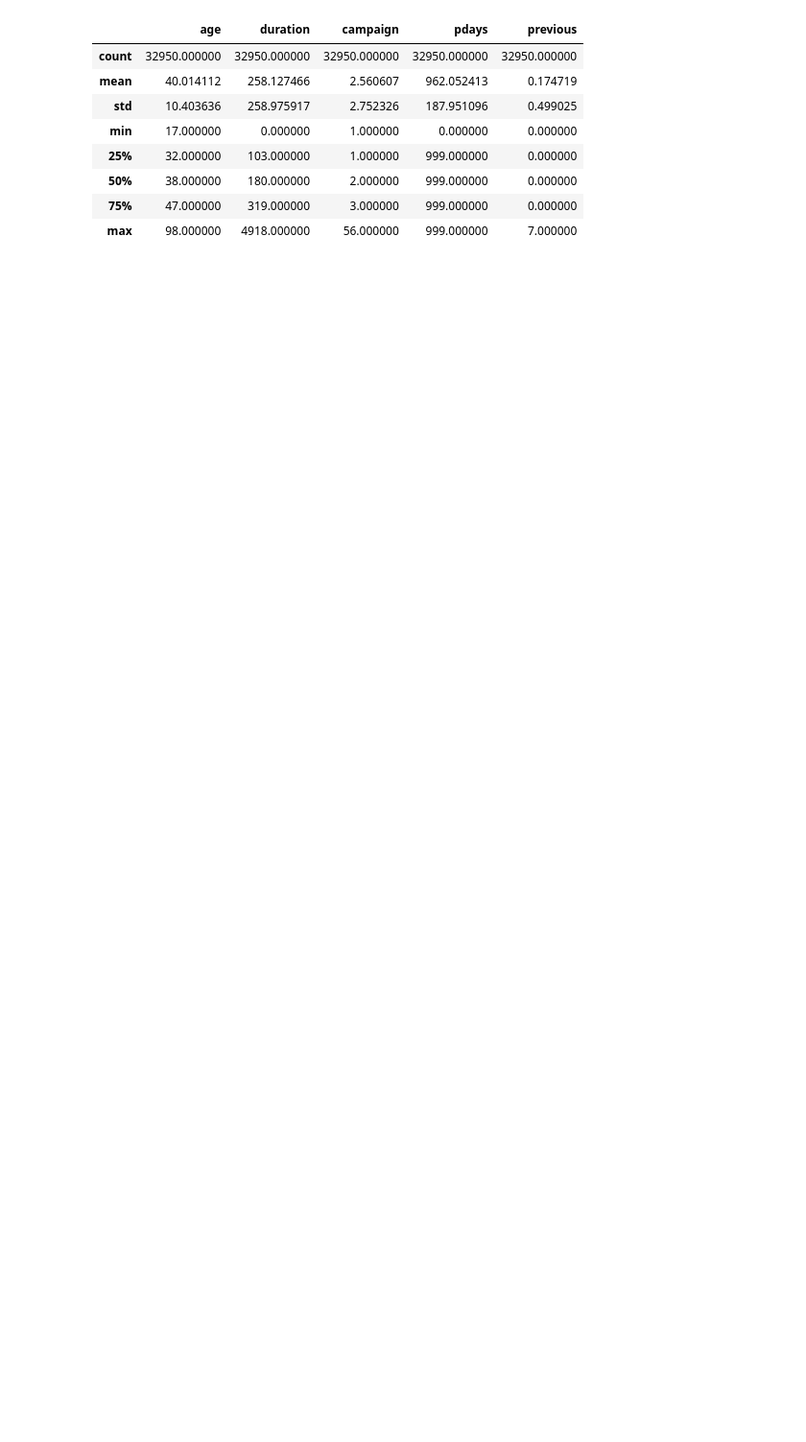
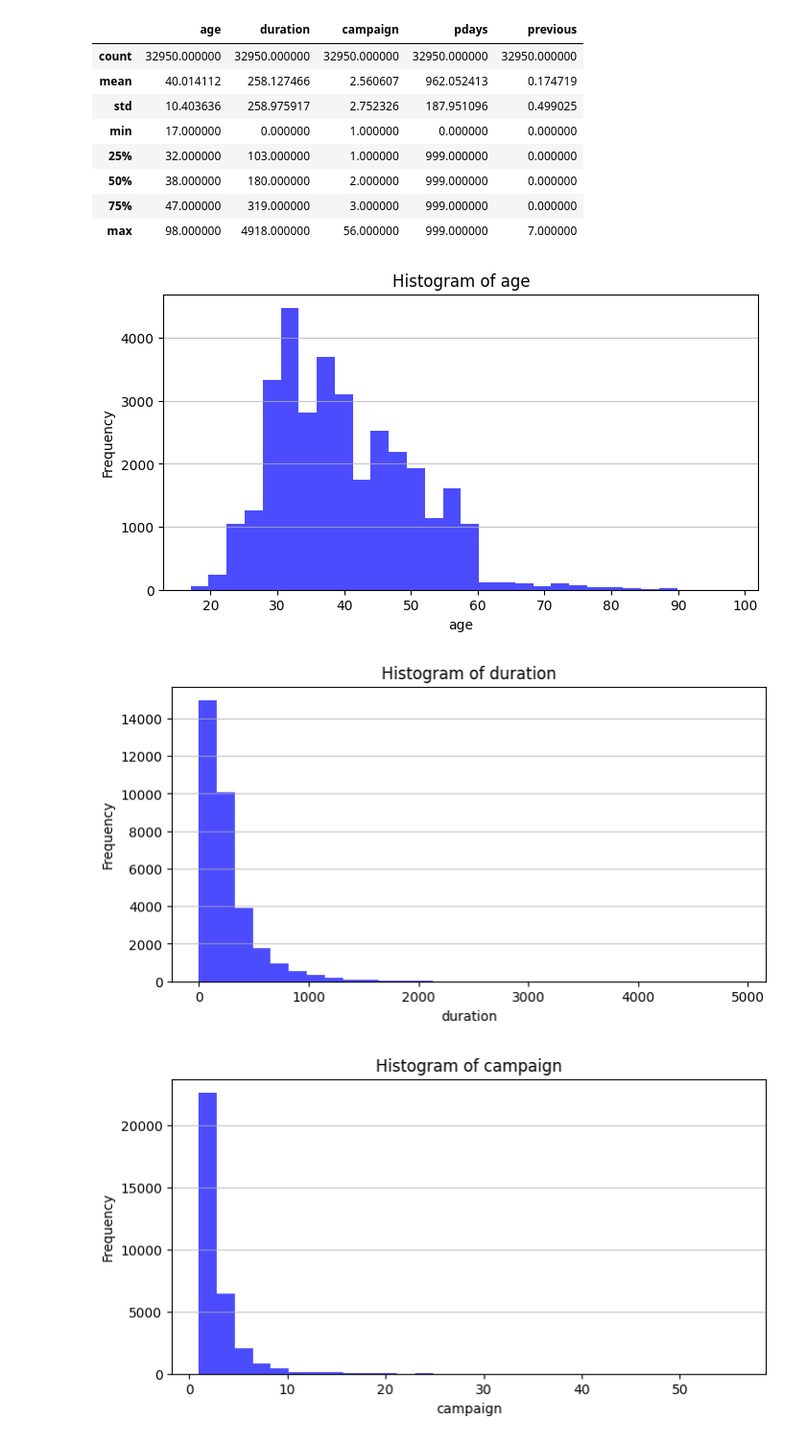
Before and after one commit to ferdlpz/ML-ZoomCamp---Midterm-project, a Jupyter notebook: notebook.ipynb, the cells around one changed output. Shown at 96% size. Saved outputs shown, nothing was run; the diff lists cells and outputs as text; code cells hidden in the pictures; blank space fills up the shorter version.

Commit message:
Update: trainning models

```diff
--- a/notebook.ipynb
+++ b/notebook.ipynb
@@ -12,0 +22,4 @@ df = pd.read_csv(r'C:\Users\fdiazl\Downloads\Banking Dataset Classification\new_
+# %%
+df = pd.read_csv(r'/Users/fdl/Repos/ML-ZoomCamp---Midterm-project/01 Data/new_train.csv')
+
+df.columns
@@ -72,11 +111,15 @@ df[numerical_columns].describe()
 | 75% | 47.000000 | 319.000000 | 3.000000 | 999.000000 | 0.000000 |
 | max | 98.000000 | 4918.000000 | 56.000000 | 999.000000 | 7.000000 |
 # %%
-# for column in numerical_columns:
-#     plt.figure(figsize=(8,4))
-#     plt.hist(df[column].dropna(), bins=30, color='blue', alpha=0.7)
-#     plt.title(f'Histogram of {column}')
-#     plt.xlabel(column)
-#     plt.ylabel('Frequency')
-#     plt.grid(axis='y', alpha=0.75)
-#     plt.show()
+for column in numerical_columns:
+    plt.figure(figsize=(8,4))
+    plt.hist(df[column].dropna(), bins=30, color='blue', alpha=0.7)
+    plt.title(f'Histogram of {column}')
+    plt.xlabel(column)
+    plt.ylabel('Frequency')
+    plt.grid(axis='y', alpha=0.75)
+    plt.show()
+# %% [output]
+[figure, added]
+[figure, added]
+[figure, added]
```
Also changed, not shown: parts of 41 cells of this notebook, 2 other files.
